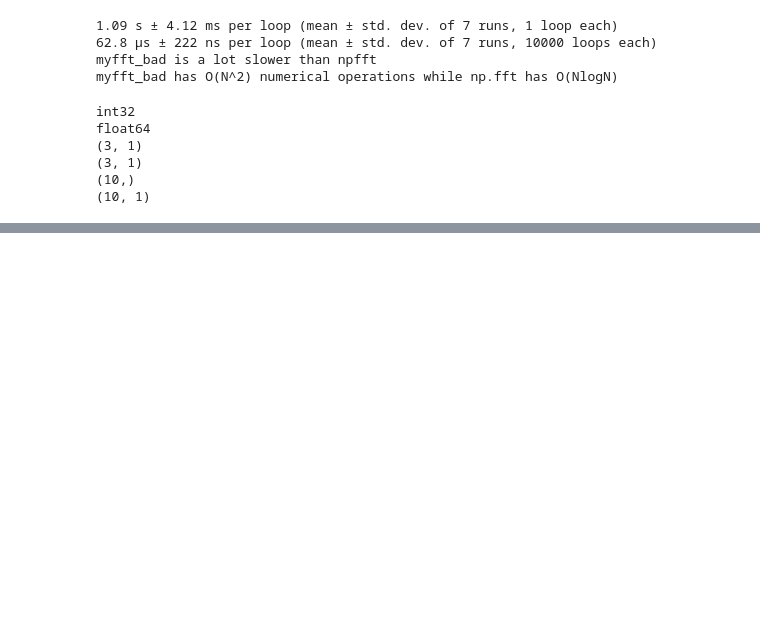
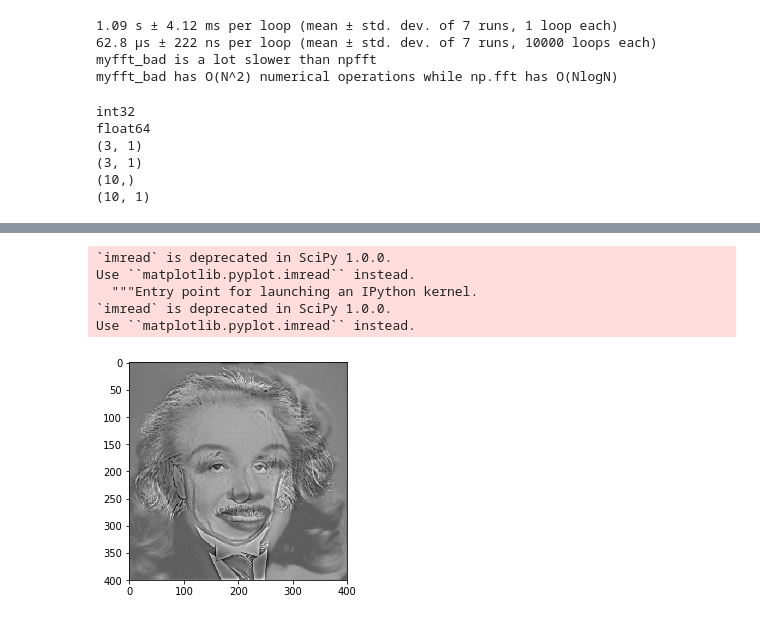
Before and after one commit to kredenac/image-mix, a Jupyter notebook: src/main.ipynb, the cells around one changed output, grey strips where cells are left out. Cells and saved outputs as stored; diff of their text form; code cells hidden in the pictures; blank space fills up the shorter version.

```diff
--- a/src/main.ipynb
+++ b/src/main.ipynb
@@ -131,0 +307,13 @@ print("TODO better implementation for fft")
+# %%
+marilyn = ndimage.imread("marilyn.png", flatten=True)
+einstein = ndimage.imread("albert.png", flatten=True)
+
+hybrid = hybridImage(einstein, marilyn, 20, 55)
+showImg(hybrid.real)
+# %% [output]
+`imread` is deprecated in SciPy 1.0.0.
+Use ``matplotlib.pyplot.imread`` instead.
+  """Entry point for launching an IPython kernel.
+`imread` is deprecated in SciPy 1.0.0.
+Use ``matplotlib.pyplot.imread`` instead.
+[figure, added]
```
Also changed, not shown: parts of 17 cells of this notebook.
